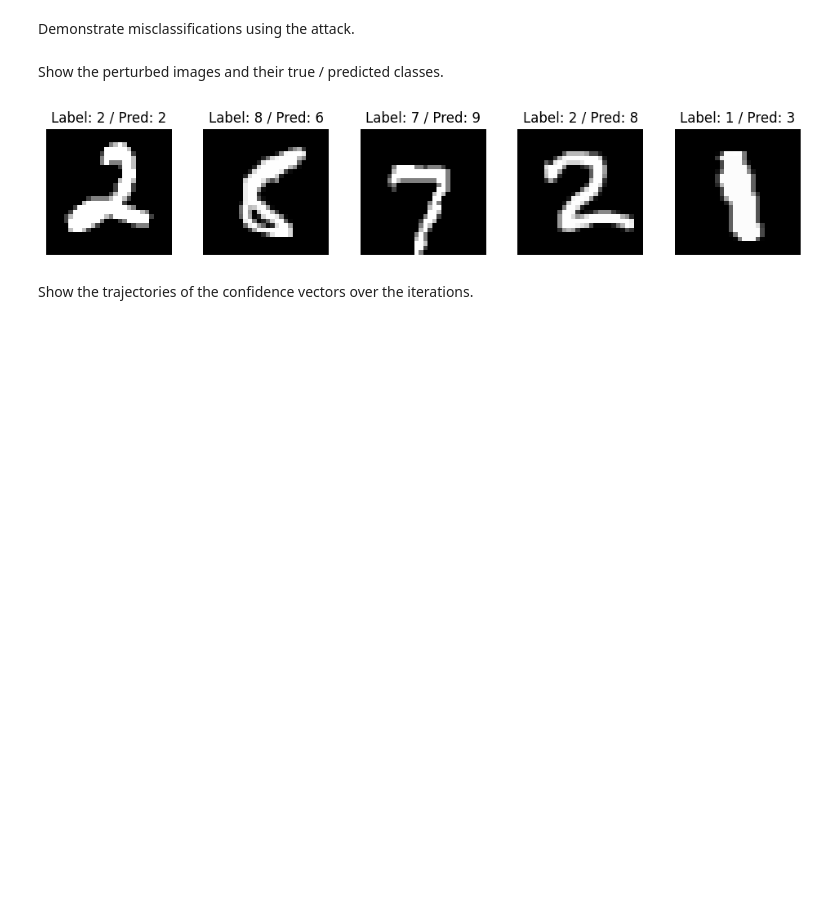
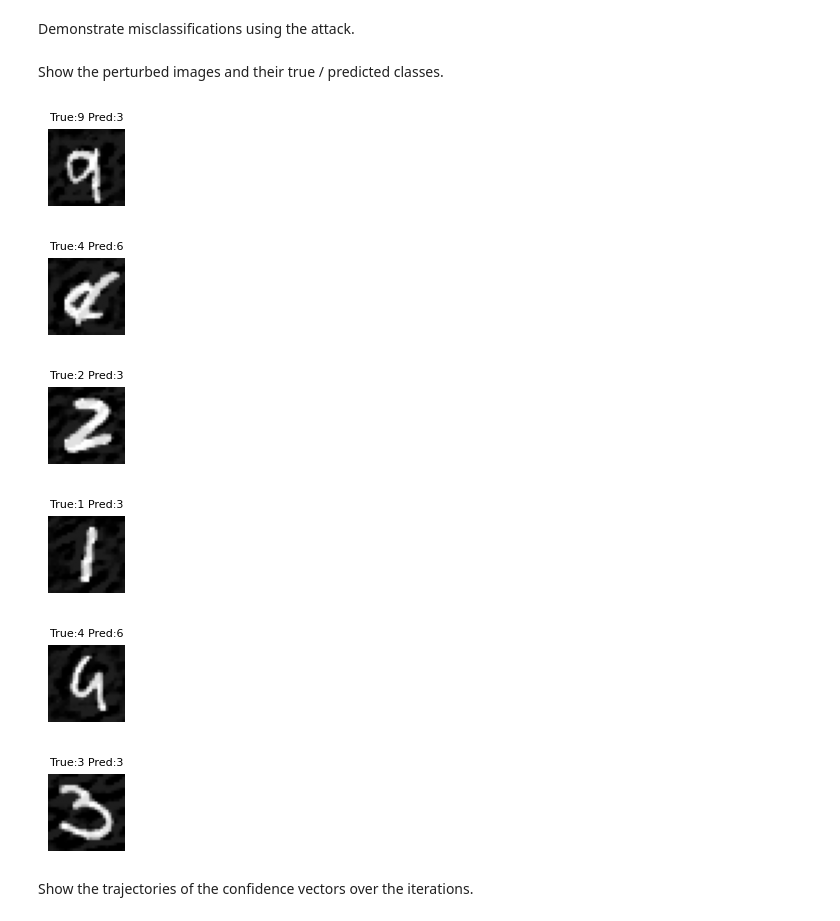
Before and after one commit to sbaldasty/adversarial-ai, a Jupyter notebook: adversarial-example.ipynb, the cells around one changed output. Drawn from its saved outputs; the diff is of its cells as text; code cells hidden in the pictures; blank space fills up the shorter version.

```diff
--- a/adversarial-example.ipynb
+++ b/adversarial-example.ipynb
@@ -143,31 +176,45 @@ def untargeted_attack(image, label, epsilon, alpha):
 # %% [markdown]
 Demonstrate misclassifications using the attack.
 # %%
-epsilon = 20
-alpha = 2
+perturbed = []
+confidences = []
+predictions = []
 
-perturbed_images = []
-confidences = []
-preds = []
-for i in range(5):
-    image = mnist_images[i].unsqueeze(0)
+for i in range(N_SAMPLES):
     label = labels[i].unsqueeze(0)
-    perturbed, confidence, pred = untargeted_attack(image, label, epsilon, alpha)
-    perturbed_images.append(perturbed)
+
+    output, confidence, prediction = attack(
+        images[i], label, EPSILON, ALPHA, iterations)
+
+    perturbed.append(output)
     confidences.append(confidence)
-    preds.append(pred)
+    predictions.append(prediction)
 # %% [markdown]
 Show the perturbed images and their true / predicted classes.
-# %%
-fig, axes = plt.subplots(1, 5, figsize=(12, 2))
-for i in range(5):
-    axes[i].imshow(mnist_images[i].numpy().squeeze(), cmap='gray')
-    axes[i].set_title(f"Label: {labels[i].item()} / Pred: {preds[i]}")
-    axes[i].axis('off')
-
-plt.show()
-# %% [output]
-[figure, removed]
+# %%
+for i in range(N_SAMPLES):
+    plt.figure(figsize=THUMBNAIL_SIZE)
+    plt.axis('off')
+    plt.imshow(perturbed[i], cmap='gray')
+
+    plt.title(
+        f'True:{labels[i].item()} Pred:{predictions[i]}',
+        fontsize=8)
+
+    plt.savefig(
+        f'{OUT_PATH}/untargeted_{i}.png',
+        transparent=True,
+        bbox_inches='tight',
+        pad_inches=0.1)
+
+    plt.show()
+# %% [output]
+[figure, added]
+[figure, added]
+[figure, added]
+[figure, added]
+[figure, added]
+[figure, added]
 # %% [markdown]
 Show the trajectories of the confidence vectors over the iterations.
 # %%
```
Also changed, not shown: parts of 25 cells of this notebook.
